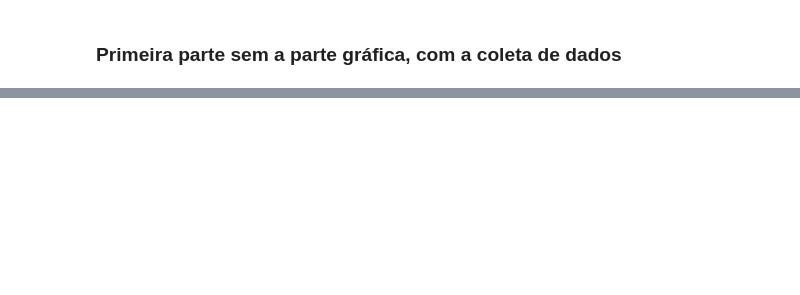
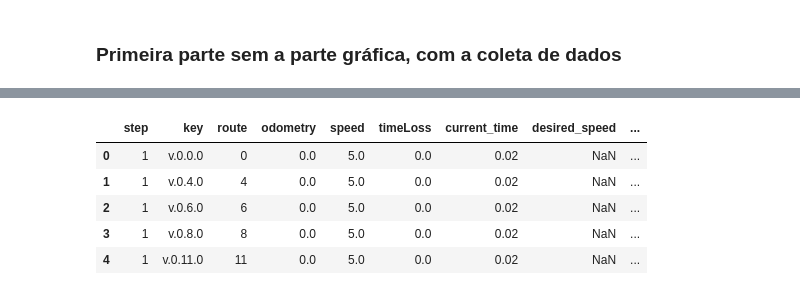
Before and after one commit to marcusfreire/givac, a Jupyter notebook: givac/01_notebooks/01-Intelligent_Intersection_DynamicPlatoons.ipynb, the cells around one changed output, grey strips where cells are left out. Drawn from its saved outputs; the diff is of its cells as text; code cells hidden in the pictures; blank space fills up the shorter version.

```diff
--- a/givac/01_notebooks/01-Intelligent_Intersection_DynamicPlatoons.ipynb
+++ b/givac/01_notebooks/01-Intelligent_Intersection_DynamicPlatoons.ipynb
@@ -133,0 +118,10 @@ intelligent_intersection.start(sumo_cmd,STEP_TOTAL)
+# %%
+df = intelligent_intersection.veh_data.merge_veh_data()
+df.head()
+# %% [output]
+|  | step | key | route | odometry | speed | timeLoss | current_time | desired_speed | ... |
+| 0 | 1 | v.0.0.0 | 0 | 0.0 | 5.0 | 0.0 | 0.02 | NaN | ... |
+| 1 | 1 | v.0.4.0 | 4 | 0.0 | 5.0 | 0.0 | 0.02 | NaN | ... |
+| 2 | 1 | v.0.6.0 | 6 | 0.0 | 5.0 | 0.0 | 0.02 | NaN | ... |
+| 3 | 1 | v.0.8.0 | 8 | 0.0 | 5.0 | 0.0 | 0.02 | NaN | ... |
+| 4 | 1 | v.0.11.0 | 11 | 0.0 | 5.0 | 0.0 | 0.02 | NaN | ... |
```
Also changed, not shown: parts of 34 cells of this notebook, 3 other files.
